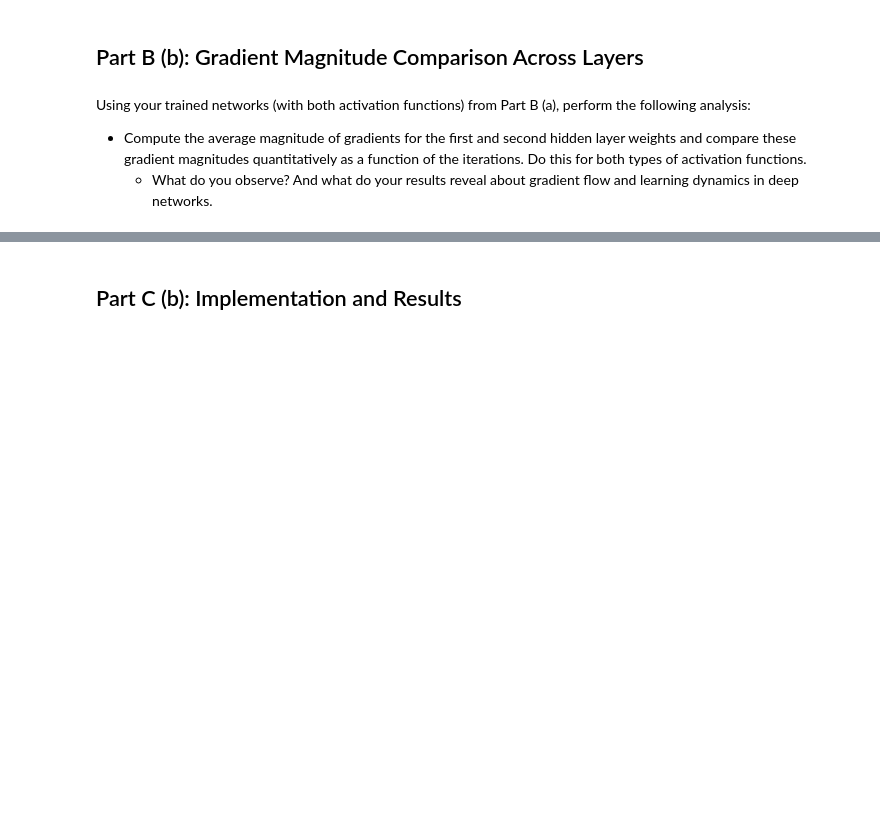
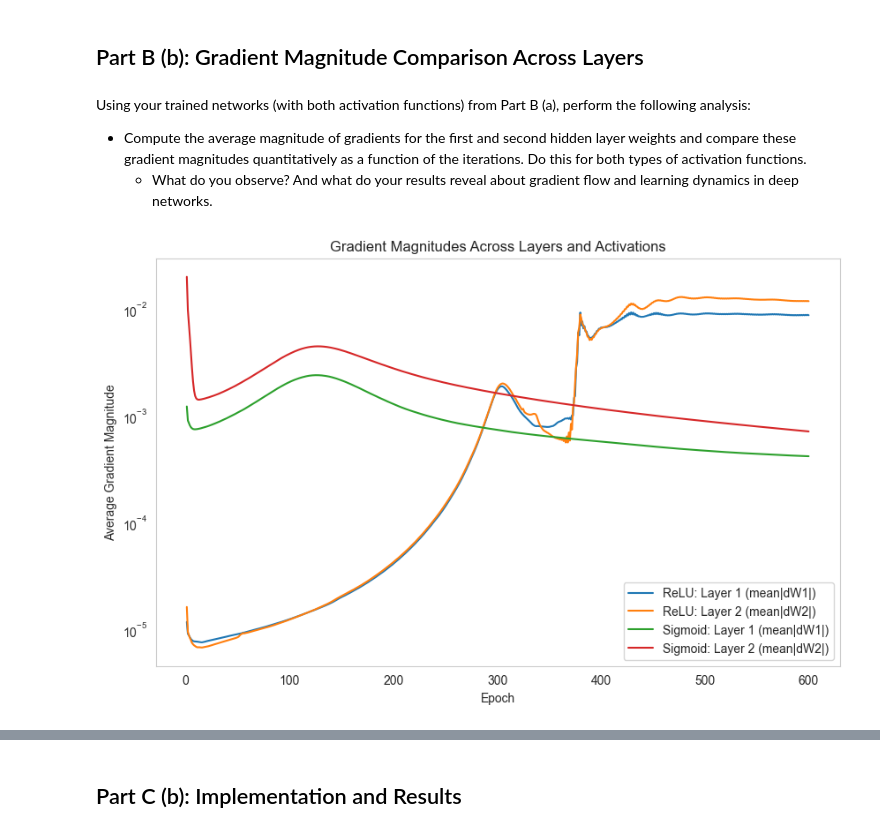
Before and after one commit to verdabatool/Implementing-FFNN-from-Scratch, a Jupyter notebook: notebooks/multilayer-perceptron.ipynb, the cells around one changed output, grey strips where cells are left out. Saved outputs shown, nothing was run; the diff lists cells and outputs as text; code cells hidden in the pictures; blank space fills up the shorter version.

```diff
--- a/notebooks/multilayer-perceptron.ipynb
+++ b/notebooks/multilayer-perceptron.ipynb
@@ -15,0 +115,5 @@ all hidden layers; and briefly explain how gradient properties influence optimiz
+# %%
+def one_hot_encoder(Y):
+  one_hot_encoder = np.zeros((Y.size, Y.max() + 1))
+  one_hot_encoder[np.arange(Y.size), Y] = 1
+  return one_hot_encoder.T
@@ -15,0 +175,4 @@ all hidden layers; and briefly explain how gradient properties influence optimiz
+# %%
+def predict(X, W1, b1, W2, b2, W3, b3, activation="relu"):
+    Y_hat, _ = forward_propagation(X, W1, b1, W2, b2, W3, b3, activation)
+    return np.argmax(Y_hat, axis=0)
@@ -20,3 +325,24 @@ Using your trained networks (with both activation functions) from Part B (a), pe
 
 - Compute the average magnitude of gradients for the first and second hidden layer weights and compare these gradient magnitudes quantitatively as a function of the iterations. Do this for both types of activation functions.
     - What do you observe? And what do your results reveal about gradient flow and learning dynamics in deep networks.
+# %%
+epochs = np.arange(1, len(relu_gW1) + 1)
+
+plt.figure(figsize=(10, 6))
+plt.yscale("log")
+
+plt.plot(epochs, relu_gW1, label="ReLU: Layer 1 (mean|dW1|)")
+plt.plot(epochs, relu_gW2, label="ReLU: Layer 2 (mean|dW2|)")
+
+plt.plot(epochs, sig_gW1,  label="Sigmoid: Layer 1 (mean|dW1|)")
+plt.plot(epochs, sig_gW2,  label="Sigmoid: Layer 2 (mean|dW2|)")
+
+plt.xlabel("Epoch")
+plt.ylabel("Average Gradient Magnitude")
+plt.title("Gradient Magnitudes Across Layers and Activations")
+plt.legend()
+plt.grid(False)
+
+plt.show()
+# %% [output]
+[figure, added]
```
Also changed, not shown: parts of 30 cells of this notebook, 3 other files.
